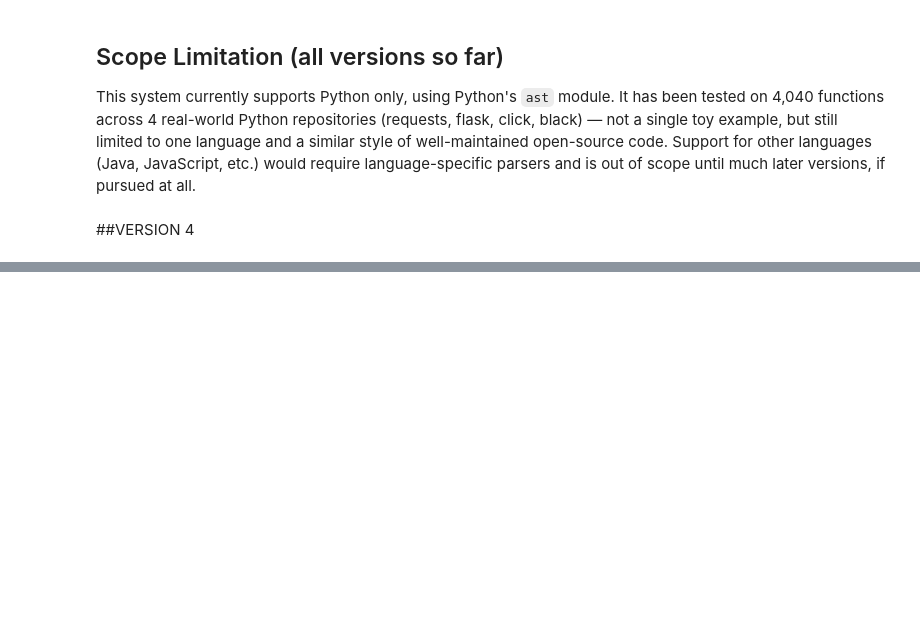
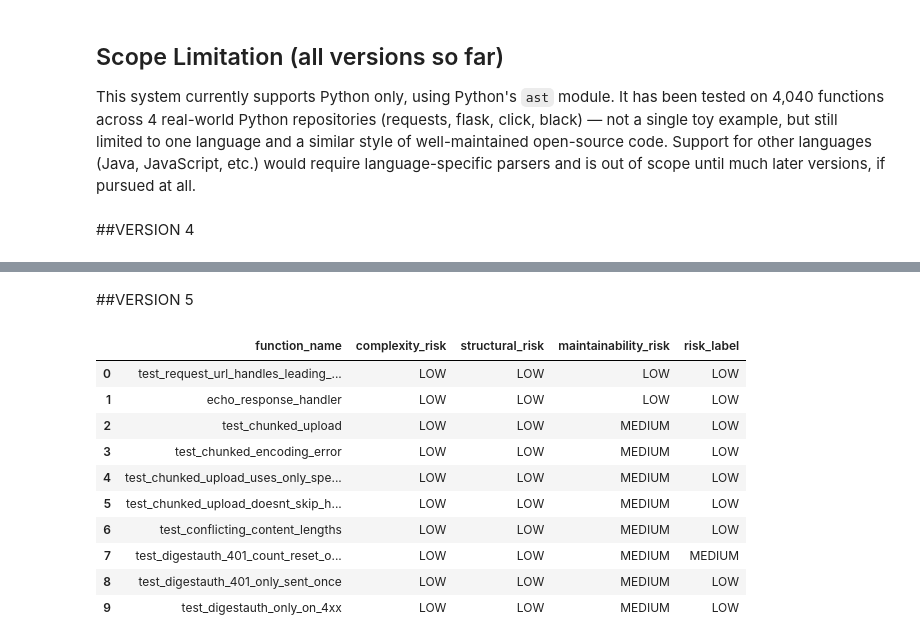
Before and after one commit to latikadhami05/ai-code-quality-risk-intelligence, a Jupyter notebook: notebooks/AI_Code_Quality_Risk_Intelligence_V1_to_V5.ipynb, the cells around one changed output, grey strips where cells are left out. Drawn from its saved outputs; the diff is of its cells as text; code cells hidden in the pictures; blank space fills up the shorter version.

```diff
--- a/notebooks/AI_Code_Quality_Risk_Intelligence_V1_to_V5.ipynb
+++ b/notebooks/AI_Code_Quality_Risk_Intelligence_V1_to_V5.ipynb
@@ -862,0 +1005,7 @@ later versions, if pursued at all.
+# %%
+df["source_type"] = "human"
+df_ai["source_type"] = "ai_assisted"
+
+comparison_df = pd.concat([df, df_ai], ignore_index=True)
+
+comparison_df.groupby("source_type")[["loc", "complexity", "max_nesting", "branches"]].describe()
@@ -862,0 +1132,61 @@ later versions, if pursued at all.
+# %% [markdown]
+##VERSION 5
+# %%
+# V5: Multi-Dimensional Risk
+# Instead of one label, we split risk into 3 meaningful dimensions,
+# each built from a different subset of our existing features.
+
+def assign_dimensions(row):
+    # Complexity Risk: driven by cyclomatic complexity and branch count
+    # (how many decision paths exist in the function)
+    if row["complexity"] > 20 or row["branches"] > 15:
+        complexity_risk = "HIGH"
+    elif row["complexity"] > 10 or row["branches"] > 7:
+        complexity_risk = "MEDIUM"
+    else:
+        complexity_risk = "LOW"
+
+    # Structural Risk: driven by nesting depth
+    # (how deeply if/for/while blocks are stacked inside each other)
+    if row["max_nesting"] > 5:
+        structural_risk = "HIGH"
+    elif row["max_nesting"] > 3:
+        structural_risk = "MEDIUM"
+    else:
+        structural_risk = "LOW"
+
+    # Maintainability Risk: driven by size (LOC) and number of variables
+    # (how hard the function likely is to read/modify safely)
+    if row["loc"] > 100 or row["num_variables"] > 20:
+        maintainability_risk = "HIGH"
+    elif row["loc"] > 50 or row["num_variables"] > 10:
+        maintainability_risk = "MEDIUM"
+    else:
+        maintainability_risk = "LOW"
+
+    # Return all 3 dimensions together as a dictionary
+    return pd.Series({
+        "complexity_risk": complexity_risk,
+        "structural_risk": structural_risk,
+        "maintainability_risk": maintainability_risk
+    })
+
+# Apply this function to every row in our human dataset (df),
+# creating 3 new columns, one per dimension
+dimension_columns = df.apply(assign_dimensions, axis=1)
+df = pd.concat([df, dimension_columns], axis=1)
+
+# Show a preview to confirm it worked
+df[["function_name", "complexity_risk", "structural_risk", "maintainability_risk", "risk_label"]].head(10)
+# %% [output]
+|  | function_name | complexity_risk | structural_risk | maintainability_risk | risk_label |
+| 0 | test_request_url_handles_leading_... | LOW | LOW | LOW | LOW |
+| 1 | echo_response_handler | LOW | LOW | LOW | LOW |
+| 2 | test_chunked_upload | LOW | LOW | MEDIUM | LOW |
+| 3 | test_chunked_encoding_error | LOW | LOW | MEDIUM | LOW |
+| 4 | test_chunked_upload_uses_only_spe... | LOW | LOW | MEDIUM | LOW |
+| 5 | test_chunked_upload_doesnt_skip_h... | LOW | LOW | MEDIUM | LOW |
+| 6 | test_conflicting_content_lengths | LOW | LOW | MEDIUM | LOW |
+| 7 | test_digestauth_401_count_reset_o... | LOW | LOW | MEDIUM | MEDIUM |
+| 8 | test_digestauth_401_only_sent_once | LOW | LOW | MEDIUM | LOW |
+| 9 | test_digestauth_only_on_4xx | LOW | LOW | MEDIUM | LOW |
```
Also changed, not shown: parts of 12 cells of this notebook.
